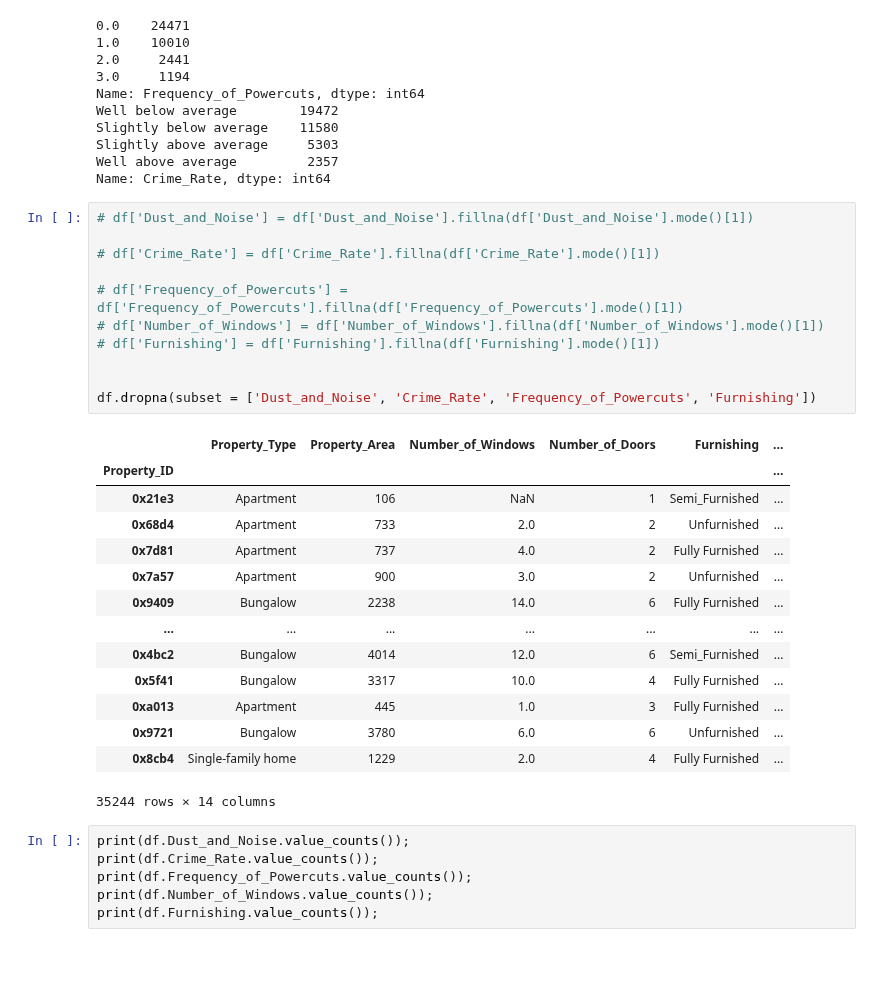
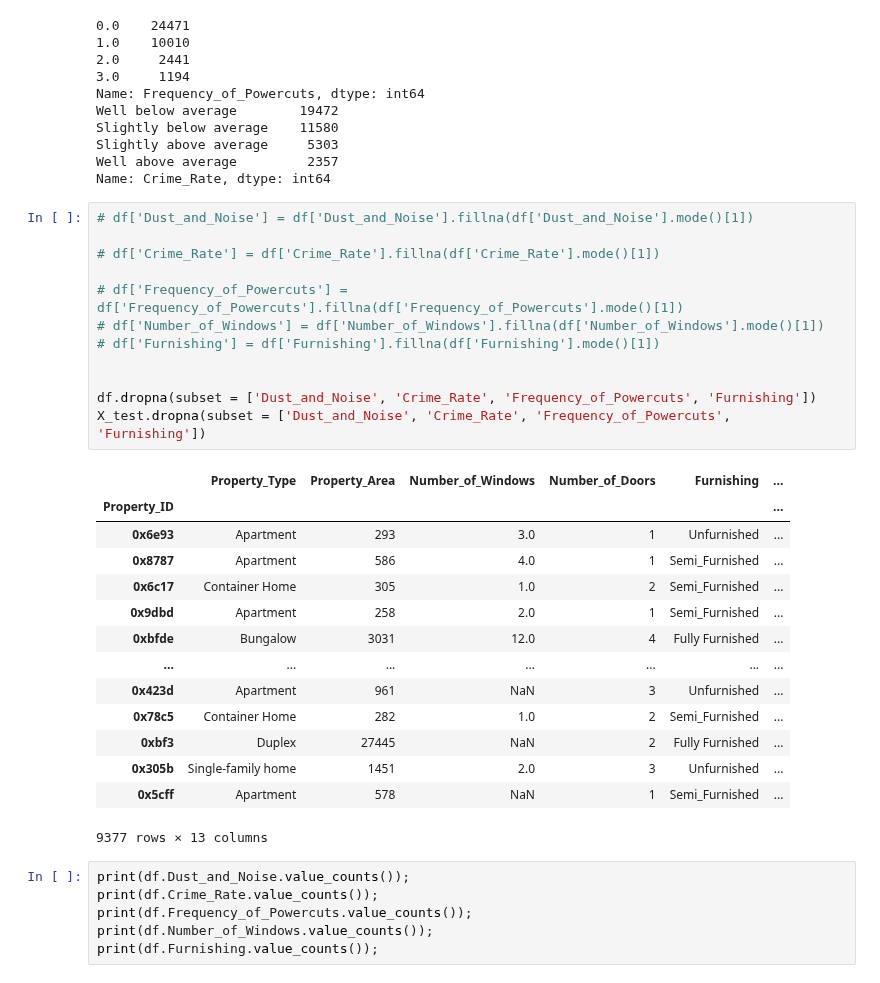
Before and after one commit to senbagaraman04/ml-basics, a Jupyter notebook: 2022/Hackerearth/ML-house/dataset/new_13Aug.ipynb, the cells around one changed output. Drawn from its saved outputs; the diff is of its cells as text.

```diff
--- a/2022/Hackerearth/ML-house/dataset/new_13Aug.ipynb
+++ b/2022/Hackerearth/ML-house/dataset/new_13Aug.ipynb
@@ -119,29 +120,30 @@ Name: Crime_Rate, dtype: int64
 # %%
 # df['Dust_and_Noise'] = df['Dust_and_Noise'].fillna(df['Dust_and_Noise'].mode()[1])
 
 # df['Crime_Rate'] = df['Crime_Rate'].fillna(df['Crime_Rate'].mode()[1])
 
 # df['Frequency_of_Powercuts'] = df['Frequency_of_Powercuts'].fillna(df['Frequency_of_Powercuts'].mode()[1])
 # df['Number_of_Windows'] = df['Number_of_Windows'].fillna(df['Number_of_Windows'].mode()[1])
 # df['Furnishing'] = df['Furnishing'].fillna(df['Furnishing'].mode()[1])
 
 
 df.dropna(subset = ['Dust_and_Noise', 'Crime_Rate', 'Frequency_of_Powercuts', 'Furnishing'])
+X_test.dropna(subset = ['Dust_and_Noise', 'Crime_Rate', 'Frequency_of_Powercuts', 'Furnishing'])
 # %% [output]
 |  | Property_Type | Property_Area | Number_of_Windows | Number_of_Doors | Furnishing | ... |
 | Property_ID |  |  |  |  |  | ... |
-| 0x21e3 | Apartment | 106 | NaN | 1 | Semi_Furnished | ... |
-| 0x68d4 | Apartment | 733 | 2.0 | 2 | Unfurnished | ... |
-| 0x7d81 | Apartment | 737 | 4.0 | 2 | Fully Furnished | ... |
-| 0x7a57 | Apartment | 900 | 3.0 | 2 | Unfurnished | ... |
-| 0x9409 | Bungalow | 2238 | 14.0 | 6 | Fully Furnished | ... |
+| 0x6e93 | Apartment | 293 | 3.0 | 1 | Unfurnished | ... |
+| 0x8787 | Apartment | 586 | 4.0 | 1 | Semi_Furnished | ... |
+| 0x6c17 | Container Home | 305 | 1.0 | 2 | Semi_Furnished | ... |
+| 0x9dbd | Apartment | 258 | 2.0 | 1 | Semi_Furnished | ... |
+| 0xbfde | Bungalow | 3031 | 12.0 | 4 | Fully Furnished | ... |
 | ... | ... | ... | ... | ... | ... | ... |
-| 0x4bc2 | Bungalow | 4014 | 12.0 | 6 | Semi_Furnished | ... |
-| 0x5f41 | Bungalow | 3317 | 10.0 | 4 | Fully Furnished | ... |
-| 0xa013 | Apartment | 445 | 1.0 | 3 | Fully Furnished | ... |
-| 0x9721 | Bungalow | 3780 | 6.0 | 6 | Unfurnished | ... |
-| 0x8cb4 | Single-family home | 1229 | 2.0 | 4 | Fully Furnished | ... |
+| 0x423d | Apartment | 961 | NaN | 3 | Unfurnished | ... |
+| 0x78c5 | Container Home | 282 | 1.0 | 2 | Semi_Furnished | ... |
+| 0xbf3 | Duplex | 27445 | NaN | 2 | Fully Furnished | ... |
+| 0x305b | Single-family home | 1451 | 2.0 | 3 | Unfurnished | ... |
+| 0x5cff | Apartment | 578 | NaN | 1 | Semi_Furnished | ... |
-35244 rows × 14 columns
+9377 rows × 13 columns
 # %%
 print(df.Dust_and_Noise.value_counts());
 print(df.Crime_Rate.value_counts());
```
Also changed, not shown: parts of 6 cells of this notebook, 1 other file.
